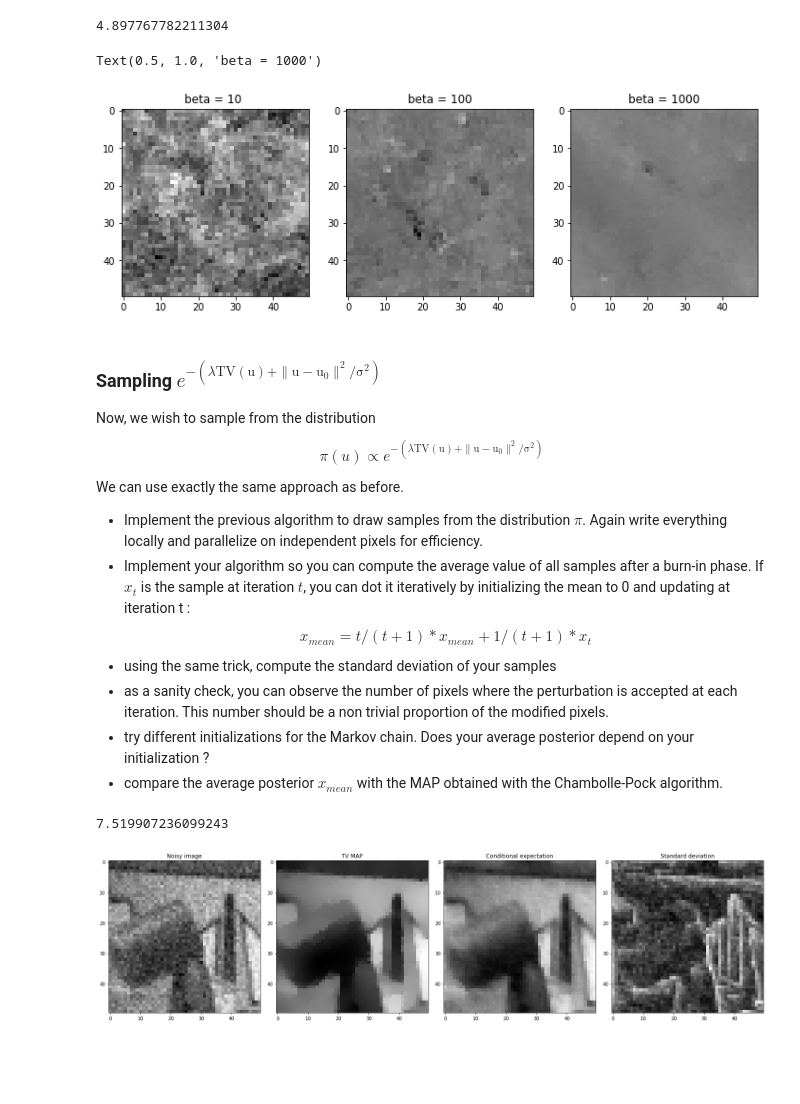
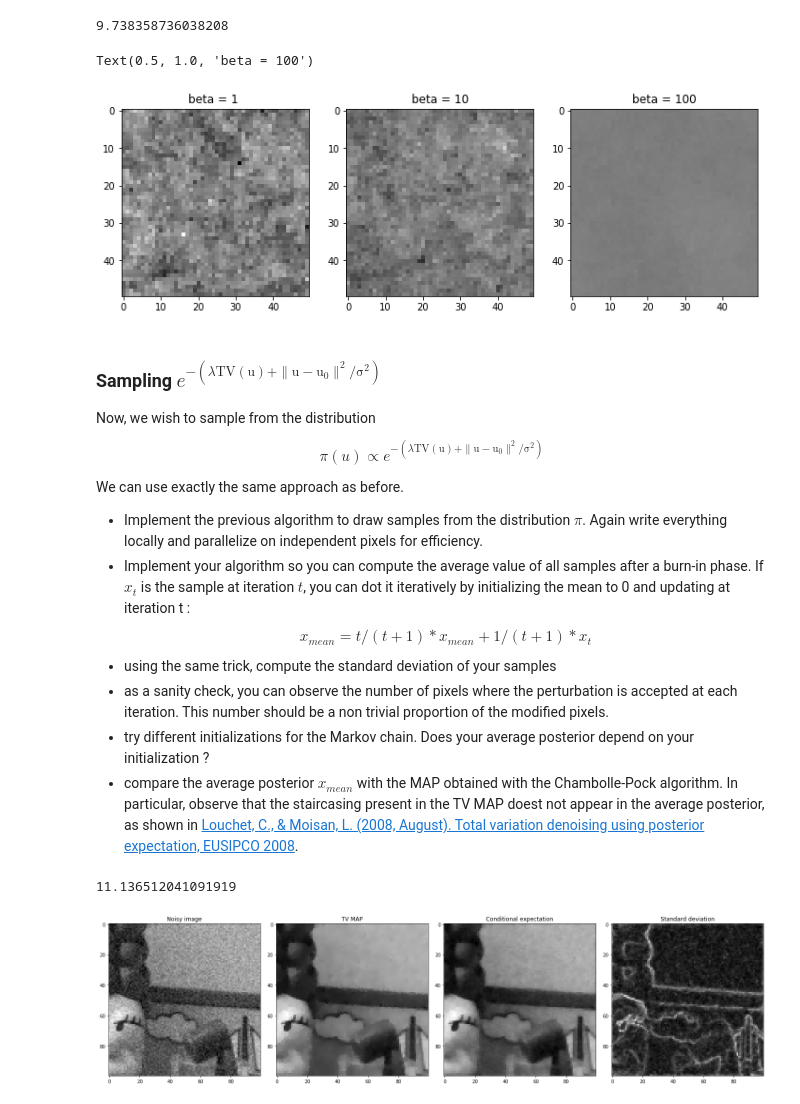
Before and after one commit to judelo/modelsto, a Jupyter notebook: python/TVL2_sampling.ipynb, the cells around one changed output. Cells and saved outputs as stored; diff of their text form; code cells hidden in the pictures; blank space fills up the shorter version.

```diff
--- a/python/TVL2_sampling.ipynb
+++ b/python/TVL2_sampling.ipynb
@@ -39,8 +44,8 @@ def TV1(u):
     return  np.sum(np.sum(np.abs(np.roll(u,1,axis=0)- u)+np.abs(np.roll(u,1,axis=1) - u)))
 # %%
 Npas = int(1e4)
-alpha = 0.5
-beta = [10,100,1000]
+alpha = 0.1
+beta = [1,10,100]
 t0 = time.time()
 out = []
 
@@ -52,18 +57,18 @@ for t in range(len(beta)):
 t1 = time.time()
 print(t1-t0)
 # %% [output]
-4.897767782211304
+9.738358736038208
 # %%
 fig, axes = plt.subplots(nrows=1, ncols=3, figsize=(12, 4))
 axes[0].imshow(out[0],cmap='gray')
-axes[0].set_title('beta = 10 ')
+axes[0].set_title('beta = 1 ')
 axes[1].imshow(out[1],cmap='gray',vmin =0,vmax = 1 )
-axes[1].set_title('beta = 100')
+axes[1].set_title('beta = 10')
 axes[2].imshow(out[2],cmap='gray',vmin =0,vmax = 1 )
-axes[2].set_title('beta = 1000')
+axes[2].set_title('beta = 100')
 # %% [output]
-Text(0.5, 1.0, 'beta = 1000')
+Text(0.5, 1.0, 'beta = 100')
-[figure, old version]
+[figure, new version]
 # %%
 # To write the result on your disk
 #import matplotlib
@@ -81,24 +88,24 @@ $$x_{mean} = t/(t+1)*x_{mean} + 1/(t+1)*x_{t}$$
 - using the same trick, compute the standard deviation of your samples
 - as a sanity check, you can observe the number of pixels where the perturbation is accepted at each iteration. This number should be a non trivial proportion of the modified pixels.
 - try different initializations for the Markov chain. Does your average posterior depend on your initialization ?
-- compare the average posterior $x_{mean}$ with the MAP obtained with the Chambolle-Pock algorithm.
+- compare the average posterior $x_{mean}$ with the MAP obtained with the Chambolle-Pock algorithm. In particular, observe that the staircasing present in the TV MAP doest not appear in the average posterior, as shown in
+[Louchet, C., & Moisan, L. (2008, August). Total variation denoising using posterior expectation, EUSIPCO 2008](https://hal.archives-ouvertes.fr/hal-00258849/file/lm08ok.pdf).
 # %%
 # ub is the noisy image
 
 def TVL2(x,ub,sigma,lambd):
     return  np.sum(np.sum(0.5*(x-ub)**2))/sigma**2 +  lambd*TV1(x)
 # %%
-lambd = 40     # TV regularization parameter
+lambd = 20     # TV regularization parameter
 sigma = 0.05  # noise standard deviation
 # %%
 # image creation
-n = 50    # start with small images for your experimentations
-i = 150
+n = 100    # start with small images for your experimentations
+i = 100
 u = plt.imread('./images/simpson512.png')
 u = u[:,:,1]
 u = u[i:i+n,i:i+n]
 nr,nc = u.shape
-
 # add noise
 ub = u + sigma*np.random.randn(nr,nc)
 noise = np.random.rand(nr,nc)
@@ -107,27 +114,27 @@ noise = np.random.rand(nr,nc)
 u_tvmap = chambolle_pock_prox_TV1(ub,sigma**2*lambd,100)
 # %%
 # parameters for the MCMC
-Npas = int(4e4)
-alpha = 0.5
+Npas = int(1e4)
+alpha = 0.1
 
 t0   = time.time()
 # Metropolis algorithm
 x     = np.copy(noise) # initialization
 x,xmean,stdx = metropolis_TVL2(x,alpha,Npas,ub,sigma,lambd)
 
 t1 = time.time()
 print(t1-t0)
 
 fig, axes = plt.subplots(nrows=1, ncols=4, figsize=(20, 5))
 axes[0].imshow(ub,cmap='gray')
 axes[0].set_title('Noisy image')
 axes[1].imshow(u_tvmap,cmap='gray')
 axes[1].set_title('TV MAP')
 axes[2].imshow(xmean,cmap='gray')
 axes[2].set_title('Conditional expectation')
 axes[3].imshow(stdx,cmap='gray')
 axes[3].set_title('Standard deviation')
 fig.tight_layout()
 # %% [output]
-7.519907236099243
+11.136512041091919
-[figure, old version]
+[figure, new version]
```
Also changed, not shown: parts of 3 cells of this notebook, 3 other files.
